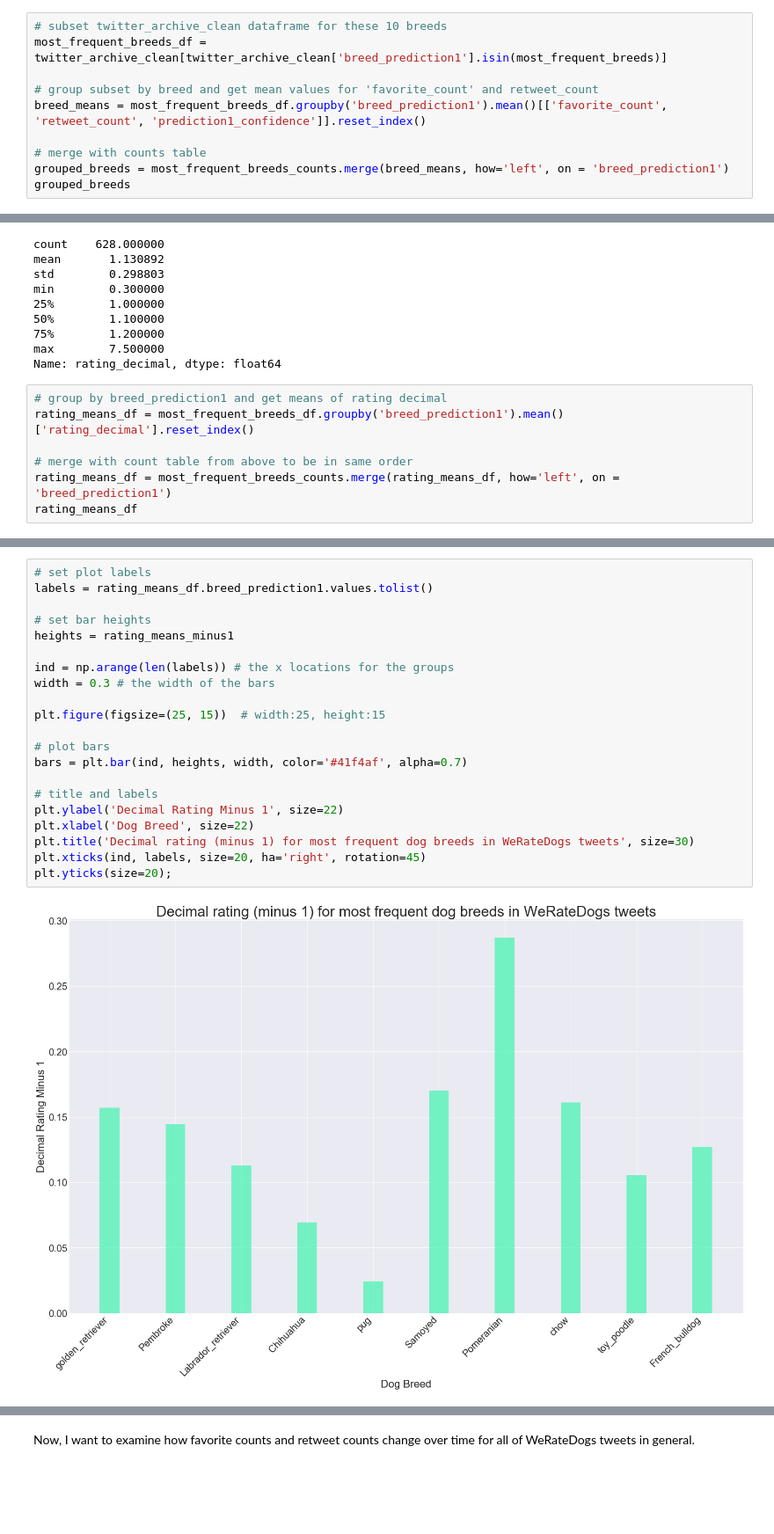
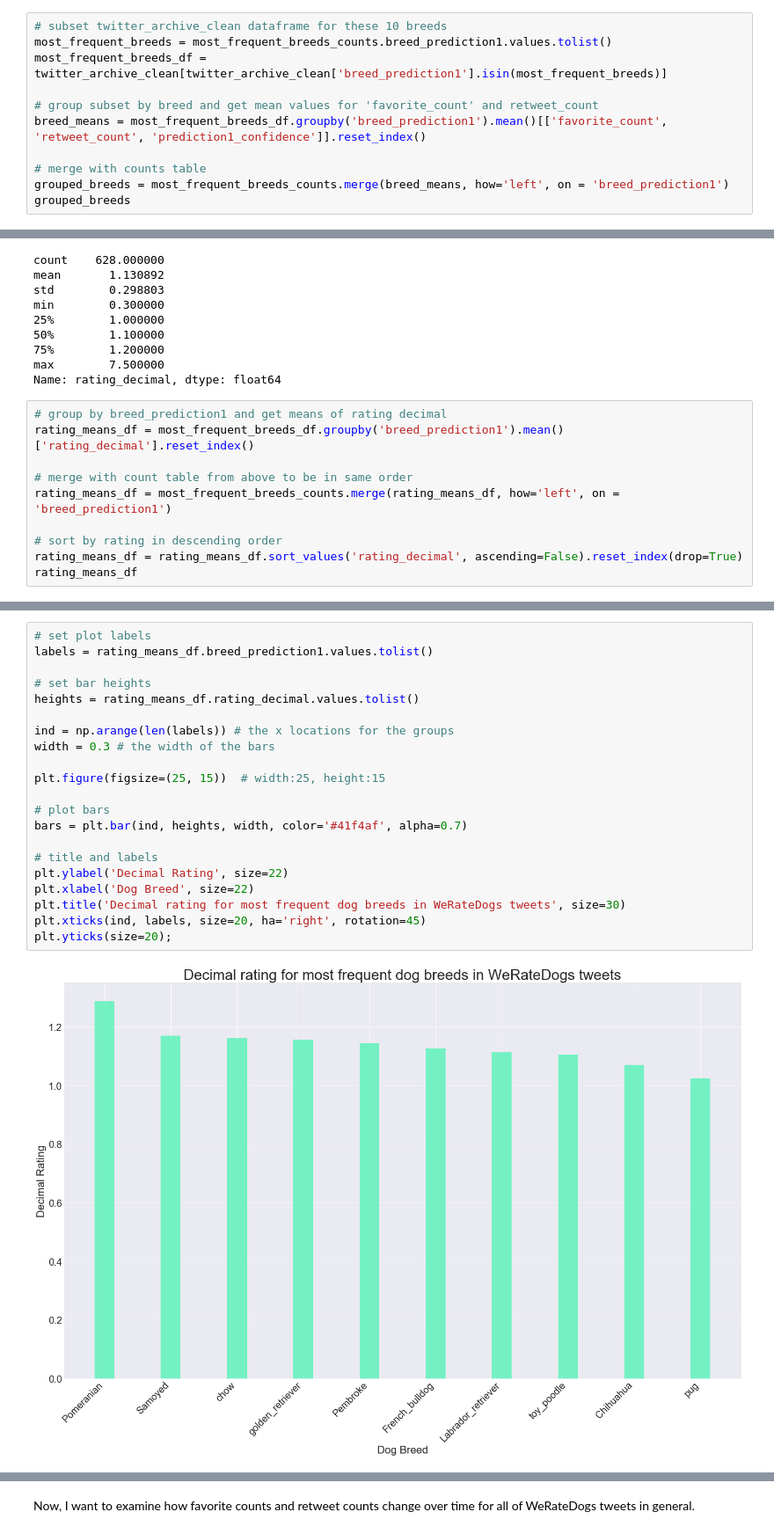
Before and after one commit to cnspatino/WeRateDogs-twitter-analysis, a Jupyter notebook: wrangle_act.ipynb, the cells around one changed output, grey strips where cells are left out. Shown at 88% size. Drawn from its saved outputs; the diff is of its cells as text; blank space fills up the shorter version.

```diff
--- a/wrangle_act.ipynb
+++ b/wrangle_act.ipynb
@@ -1673,6 +1673,7 @@ plt.yticks(size=20);
 This plot visually shows that golden retrievers occur most often in the tweets (based on the first image prediction) followed by Pembrokes and labrador retrievers. Now I can explore how retweet count, favorite count, and rating compare across predicted dog breeds.
 # %%
 # subset twitter_archive_clean dataframe for these 10 breeds
+most_frequent_breeds = most_frequent_breeds_counts.breed_prediction1.values.tolist()
 most_frequent_breeds_df = twitter_archive_clean[twitter_archive_clean['breed_prediction1'].isin(most_frequent_breeds)]
 
 # group subset by breed and get mean values for 'favorite_count' and retweet_count
@@ -1756,6 +1757,9 @@ rating_means_df = most_frequent_breeds_df.groupby('breed_prediction1').mean()['r
 
 # merge with count table from above to be in same order
 rating_means_df = most_frequent_breeds_counts.merge(rating_means_df, how='left', on = 'breed_prediction1')
+
+# sort by rating in descending order
+rating_means_df = rating_means_df.sort_values('rating_decimal', ascending=False).reset_index(drop=True)
 rating_means_df
 # %% [output]
 |  | breed_prediction1 | counts | rating_decimal |
@@ -1796,24 +1776,24 @@ rating_means_minus1
 # %%
 # set plot labels
 labels = rating_means_df.breed_prediction1.values.tolist()
 
 # set bar heights
-heights = rating_means_minus1
+heights = rating_means_df.rating_decimal.values.tolist()
 
 ind = np.arange(len(labels)) # the x locations for the groups
 width = 0.3 # the width of the bars
 
 plt.figure(figsize=(25, 15))  # width:25, height:15
 
 # plot bars
 bars = plt.bar(ind, heights, width, color='#41f4af', alpha=0.7)
 
 # title and labels
-plt.ylabel('Decimal Rating Minus 1', size=22)
+plt.ylabel('Decimal Rating', size=22)
 plt.xlabel('Dog Breed', size=22)
-plt.title('Decimal rating (minus 1) for most frequent dog breeds in WeRateDogs tweets', size=30)
+plt.title('Decimal rating for most frequent dog breeds in WeRateDogs tweets', size=30)
 plt.xticks(ind, labels, size=20, ha='right', rotation=45)
 plt.yticks(size=20);
 # %% [output]
-[figure, old version]
+[figure, new version]
 # %% [markdown]
```
Also changed, not shown: parts of 8 cells of this notebook.
